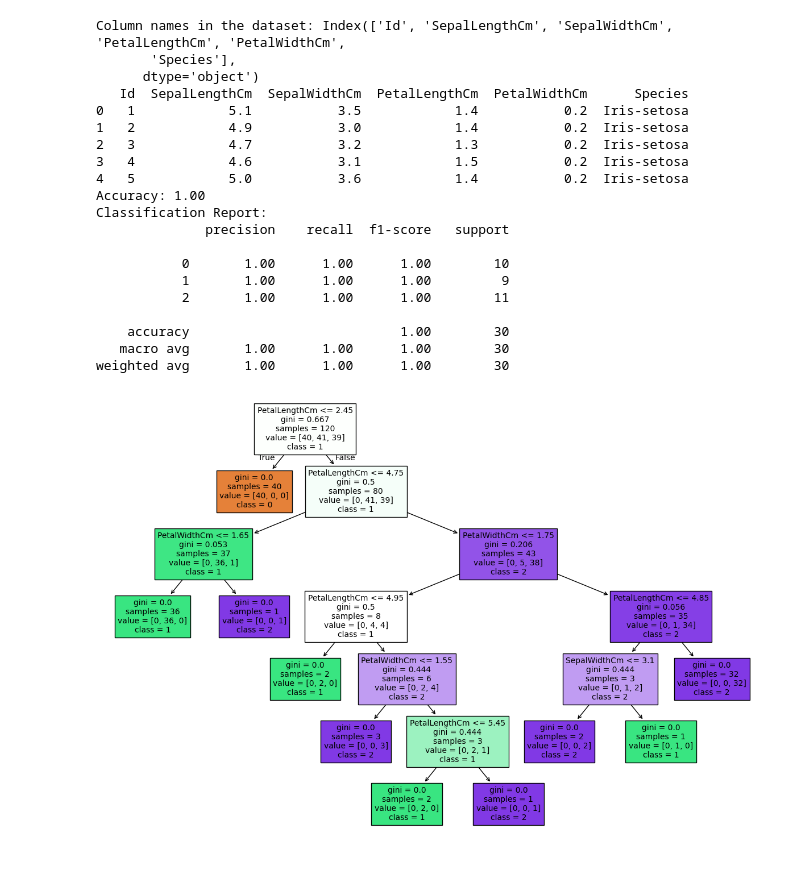
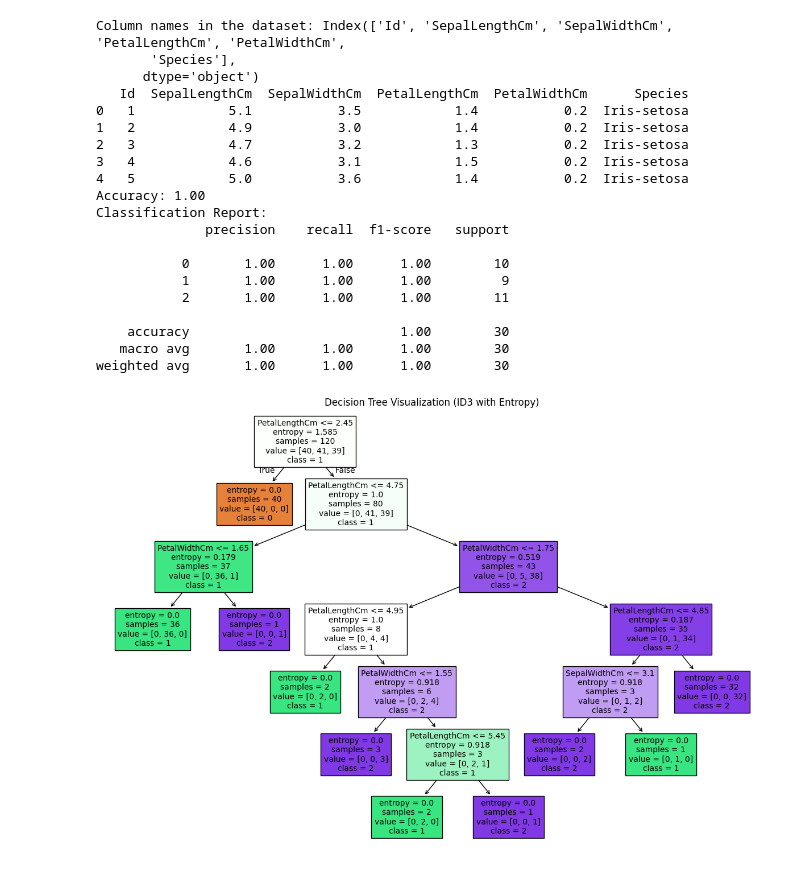
Before and after one commit to anushrey10/AD-Lab, a Jupyter notebook: Lab-5/Decision_Tree.ipynb, the cells around one changed output. Drawn from its saved outputs; the diff is of its cells as text; code cells hidden in the pictures.

```diff
--- a/Lab-5/Decision_Tree.ipynb
+++ b/Lab-5/Decision_Tree.ipynb
@@ -1,6 +1,5 @@
 # %%
 import pandas as pd
-import numpy as np
 from sklearn.tree import DecisionTreeClassifier, plot_tree
 from sklearn.model_selection import train_test_split
 from sklearn.metrics import classification_report, accuracy_score
@@ -9,7 +8,7 @@ import matplotlib.pyplot as plt
 # Load Iris dataset from CSV
 iris_df = pd.read_csv('Iris.csv')
 
-# Inspect the dataset to identify the target column
+# Inspect the dataset
 print("Column names in the dataset:", iris_df.columns)
 print(iris_df.head())
 
@@ -26,8 +25,8 @@ y = iris_df[target_column]
 # Split the data into training (80%) and testing (20%) sets
 X_train, X_test, y_train, y_test = train_test_split(X, y, test_size=0.2, random_state=42)
 
-# Initialize and train the Decision Tree Classifier
-dt_model = DecisionTreeClassifier(random_state=42)
+# Initialize and train the Decision Tree Classifier using entropy (ID3)
+dt_model = DecisionTreeClassifier(criterion='entropy', random_state=42)
 dt_model.fit(X_train, y_train)
 
 # Make predictions on the test set
@@ -40,31 +39,32 @@ print(f"Accuracy: {accuracy:.2f}")
 # Print detailed classification report
 print("Classification Report:")
 print(classification_report(y_test, y_pred))
 
 # Visualize the decision tree
 plt.figure(figsize=(15, 10))
 class_names = [str(cls) for cls in iris_df[target_column].astype('category').cat.categories]
 plot_tree(dt_model, feature_names=X.columns, class_names=class_names, filled=True)
+plt.title("Decision Tree Visualization (ID3 with Entropy)")
 plt.show()
 # %% [output]
 Column names in the dataset: Index(['Id', 'SepalLengthCm', 'SepalWidthCm', 'PetalLengthCm', 'PetalWidthCm',
        'Species'],
       dtype='object')
    Id  SepalLengthCm  SepalWidthCm  PetalLengthCm  PetalWidthCm      Species
 0   1            5.1           3.5            1.4           0.2  Iris-setosa
 1   2            4.9           3.0            1.4           0.2  Iris-setosa
 2   3            4.7           3.2            1.3           0.2  Iris-setosa
 3   4            4.6           3.1            1.5           0.2  Iris-setosa
 4   5            5.0           3.6            1.4           0.2  Iris-setosa
 Accuracy: 1.00
 Classification Report:
               precision    recall  f1-score   support
 
            0       1.00      1.00      1.00        10
            1       1.00      1.00      1.00         9
            2       1.00      1.00      1.00        11
 
     accuracy                           1.00        30
    macro avg       1.00      1.00      1.00        30
 weighted avg       1.00      1.00      1.00        30
-[figure, old version]
+[figure, new version]
```
